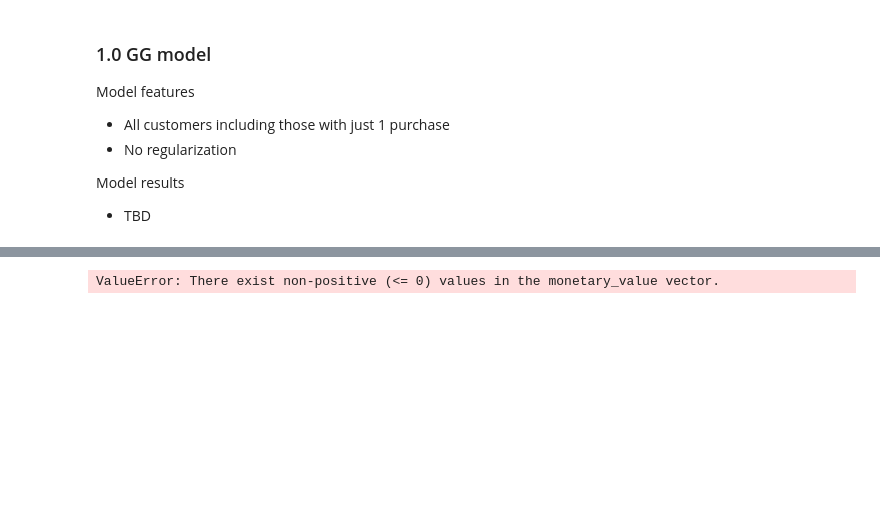
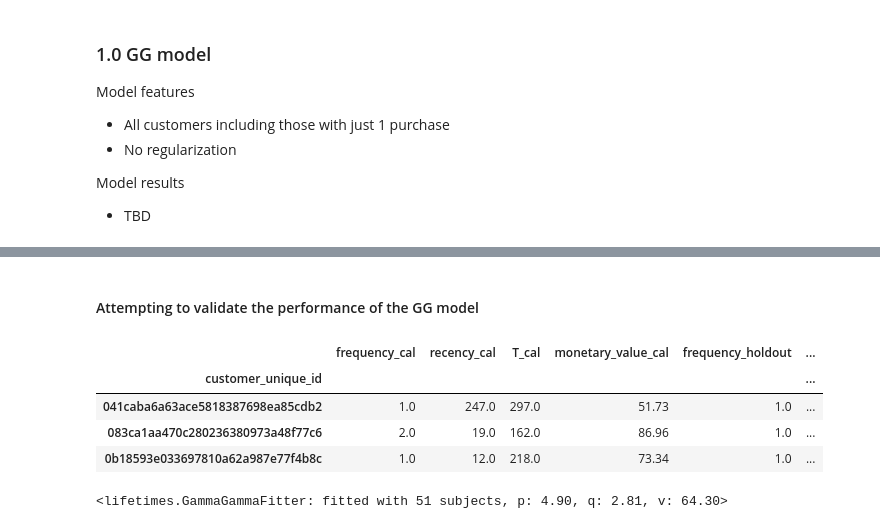
Before and after one commit to zander1268/custorama, a Jupyter notebook: final_bg_nbd_modeling.ipynb, the cells around one changed output, grey strips where cells are left out. Drawn from its saved outputs; the diff is of its cells as text; code cells hidden in the pictures; blank space fills up the shorter version.

Commit message:
added the GG model

```diff
--- a/final_bg_nbd_modeling.ipynb
+++ b/final_bg_nbd_modeling.ipynb
@@ -428,5 +526,17 @@ Model results
+# %% [markdown]
+#### Attempting to validate the performance of the GG model
+# %%
+df_ch_2_subset = df_ch_2[df_ch_2["monetary_value_cal"]>0]
+df_ch_2_subset = df_ch_2_subset[df_ch_2_subset["monetary_value_holdout"]>0]
+df_ch_2_subset.head(3)
+# %% [output]
+|  | frequency_cal | recency_cal | T_cal | monetary_value_cal | frequency_holdout | ... |
+| customer_unique_id |  |  |  |  |  | ... |
+| 041caba6a63ace5818387698ea85cdb2 | 1.0 | 247.0 | 297.0 | 51.73 | 1.0 | ... |
+| 083ca1aa470c280236380973a48f77c6 | 2.0 | 19.0 | 162.0 | 86.96 | 1.0 | ... |
+| 0b18593e033697810a62a987e77f4b8c | 1.0 | 12.0 | 218.0 | 73.34 | 1.0 | ... |
 # %%
 ggf = GammaGammaFitter(penalizer_coef = 0)
-ggf.fit(frequency=df_ch_2["frequency_cal"],monetary_value=df_ch_2["monetary_value_cal"])
+ggf.fit(frequency=df_ch_2_subset["frequency_cal"],monetary_value=df_ch_2_subset["monetary_value_cal"])
 # %% [output]
-ValueError: There exist non-positive (<= 0) values in the monetary_value vector.
+<lifetimes.GammaGammaFitter: fitted with 51 subjects, p: 4.90, q: 2.81, v: 64.30>
```
Also changed, not shown: parts of 15 cells of this notebook.
